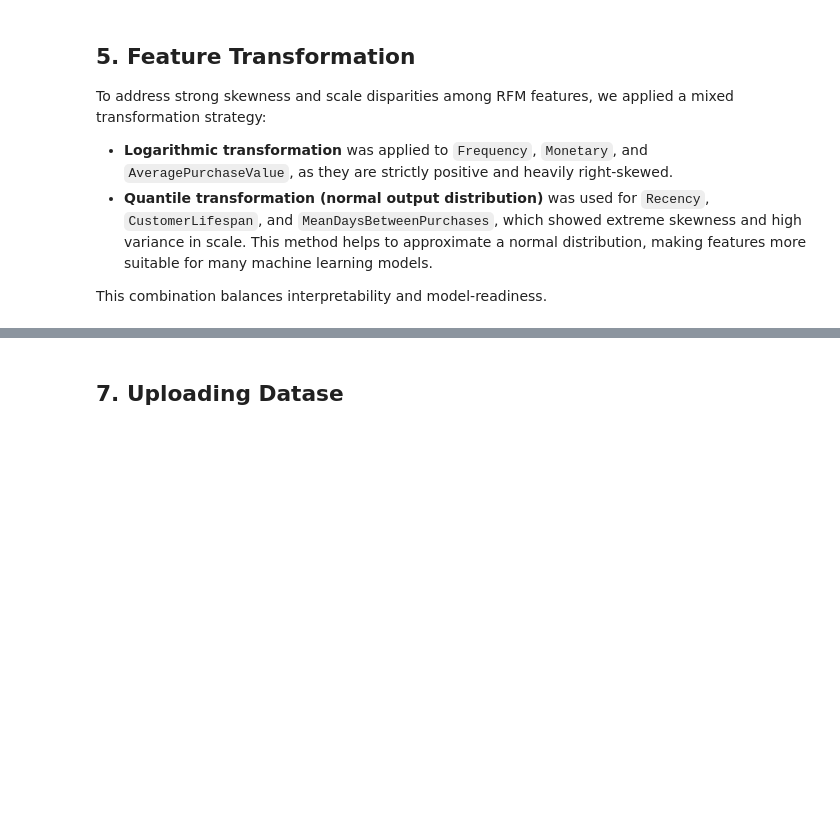
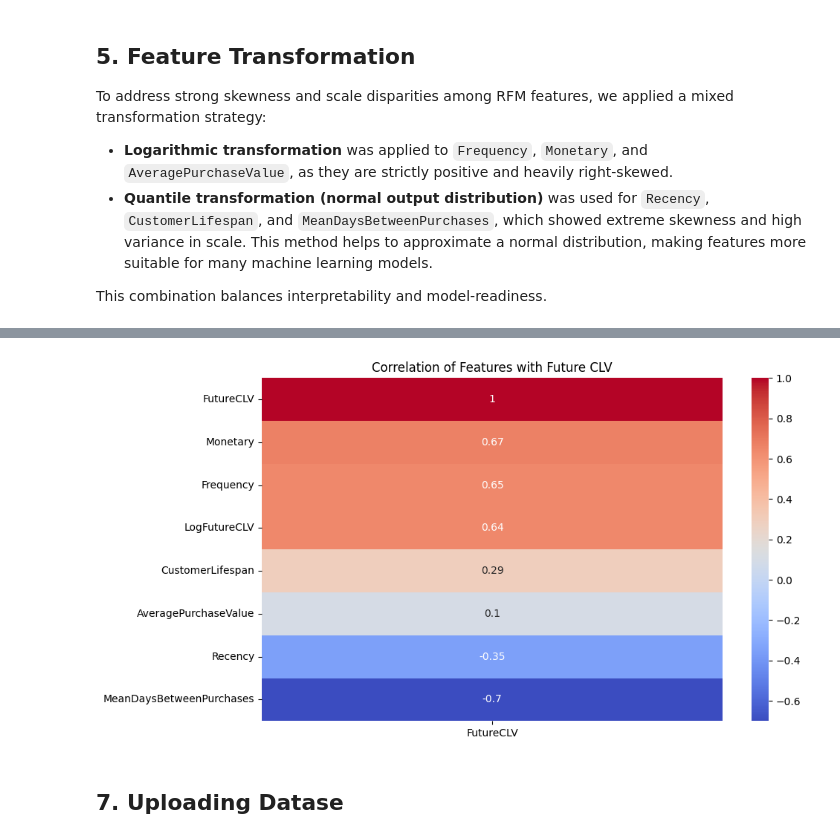
Before and after one commit to IvanOsipovDS/clv_prediction_project, a Jupyter notebook: notebooks/1_EDA.ipynb, the cells around one changed output, grey strips where cells are left out. Cells and saved outputs as stored; diff of their text form; code cells hidden in the pictures; blank space fills up the shorter version.

```diff
--- a/notebooks/1_EDA.ipynb
+++ b/notebooks/1_EDA.ipynb
@@ -192,3 +278,11 @@ Text(0.5, 1.0, 'Boxplot of log(CLV)')
+# %%
+corr = rfm_target_df.drop(columns=["Survey ResponseID"]).corr()
+plt.figure(figsize=(10, 6))
+sns.heatmap(corr[["FutureCLV"]].sort_values(by="FutureCLV", ascending=False), annot=True, cmap="coolwarm")
+plt.title("Correlation of Features with Future CLV")
+plt.show()
+# %% [output]
+[figure, added]
 # %% [markdown]
 ## 7. Uploading Datase
 # %%
```
Also changed, not shown: parts of 21 cells of this notebook.
